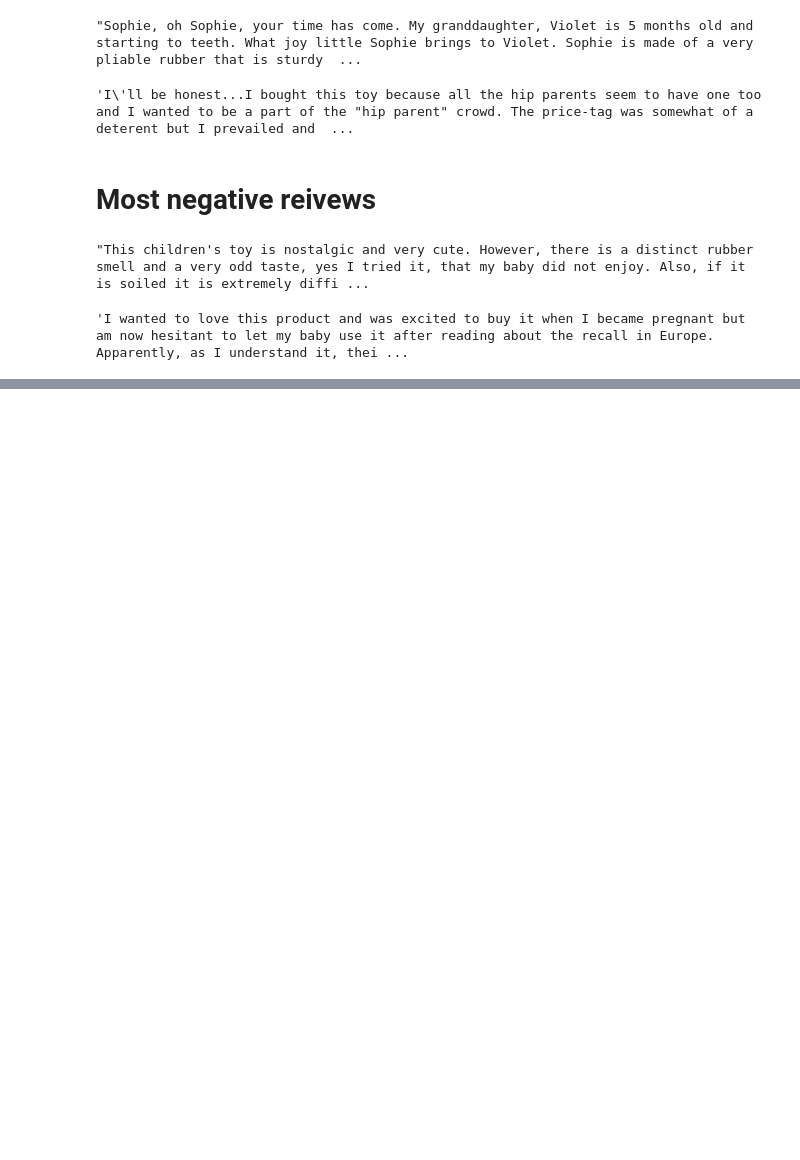
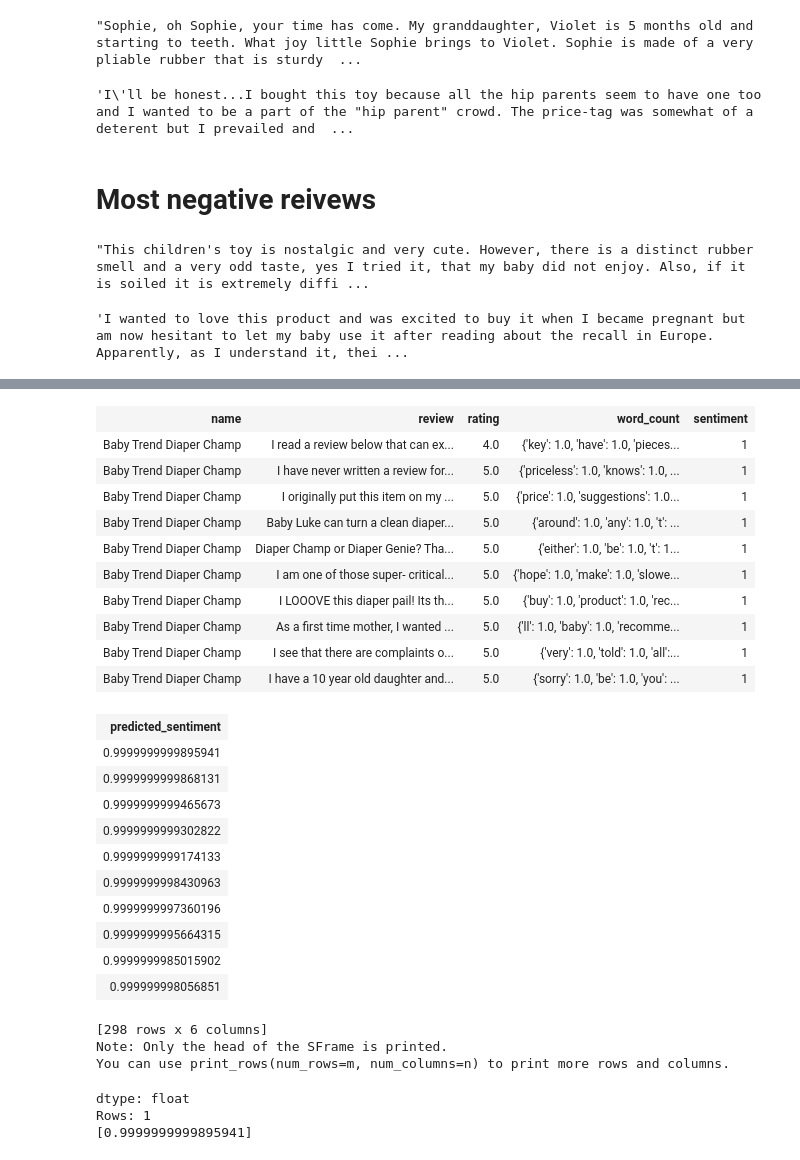
Before and after one commit to rothej/ml_wash_course1, a Jupyter notebook: amazon_baby/FND03-NB01.ipynb, the cells around one changed output, grey strips where cells are left out. Drawn from its saved outputs; the diff is of its cells as text; code cells hidden in the pictures; blank space fills up the shorter version.

```diff
--- a/amazon_baby/FND03-NB01.ipynb
+++ b/amazon_baby/FND03-NB01.ipynb
@@ -292,0 +315,38 @@ giraffe_reviews[-2]['review']
+# %%
+diaper_champ_reviews = products[products['name']== 'Baby Trend Diaper Champ']
+# %%
+diaper_champ_reviews = diaper_champ_reviews.sort('predicted_sentiment', ascending=False)
+# %%
+diaper_champ_reviews
+# %% [output]
+| name | review | rating | word_count | sentiment |
+| Baby Trend Diaper Champ | I read a review below that can ex... | 4.0 | {'key': 1.0, 'have': 1.0, 'pieces... | 1 |
+| Baby Trend Diaper Champ | I have never written a review for... | 5.0 | {'priceless': 1.0, 'knows': 1.0, ... | 1 |
+| Baby Trend Diaper Champ | I originally put this item on my ... | 5.0 | {'price': 1.0, 'suggestions': 1.0... | 1 |
+| Baby Trend Diaper Champ | Baby Luke can turn a clean diaper... | 5.0 | {'around': 1.0, 'any': 1.0, 't': ... | 1 |
+| Baby Trend Diaper Champ | Diaper Champ or Diaper Genie? Tha... | 5.0 | {'either': 1.0, 'be': 1.0, 't': 1... | 1 |
+| Baby Trend Diaper Champ | I am one of those super- critical... | 5.0 | {'hope': 1.0, 'make': 1.0, 'slowe... | 1 |
+| Baby Trend Diaper Champ | I LOOOVE this diaper pail! Its th... | 5.0 | {'buy': 1.0, 'product': 1.0, 'rec... | 1 |
+| Baby Trend Diaper Champ | As a first time mother, I wanted ... | 5.0 | {'ll': 1.0, 'baby': 1.0, 'recomme... | 1 |
+| Baby Trend Diaper Champ | I see that there are complaints o... | 5.0 | {'very': 1.0, 'told': 1.0, 'all':... | 1 |
+| Baby Trend Diaper Champ | I have a 10 year old daughter and... | 5.0 | {'sorry': 1.0, 'be': 1.0, 'you': ... | 1 |
+| predicted_sentiment |
+| 0.9999999999895941 |
+| 0.9999999999868131 |
+| 0.9999999999465673 |
+| 0.9999999999302822 |
+| 0.9999999999174133 |
+| 0.9999999998430963 |
+| 0.9999999997360196 |
+| 0.9999999995664315 |
+| 0.9999999985015902 |
+| 0.999999998056851 |
+[298 rows x 6 columns]
+Note: Only the head of the SFrame is printed.
+You can use print_rows(num_rows=m, num_columns=n) to print more rows and columns.
+# %%
+sentiment_model.predict(diaper_champ_reviews[0:1], output_type='probability')
+# %% [output]
+dtype: float
+Rows: 1
+[0.9999999999895941]
```
Also changed, not shown: parts of 5 cells of this notebook.
